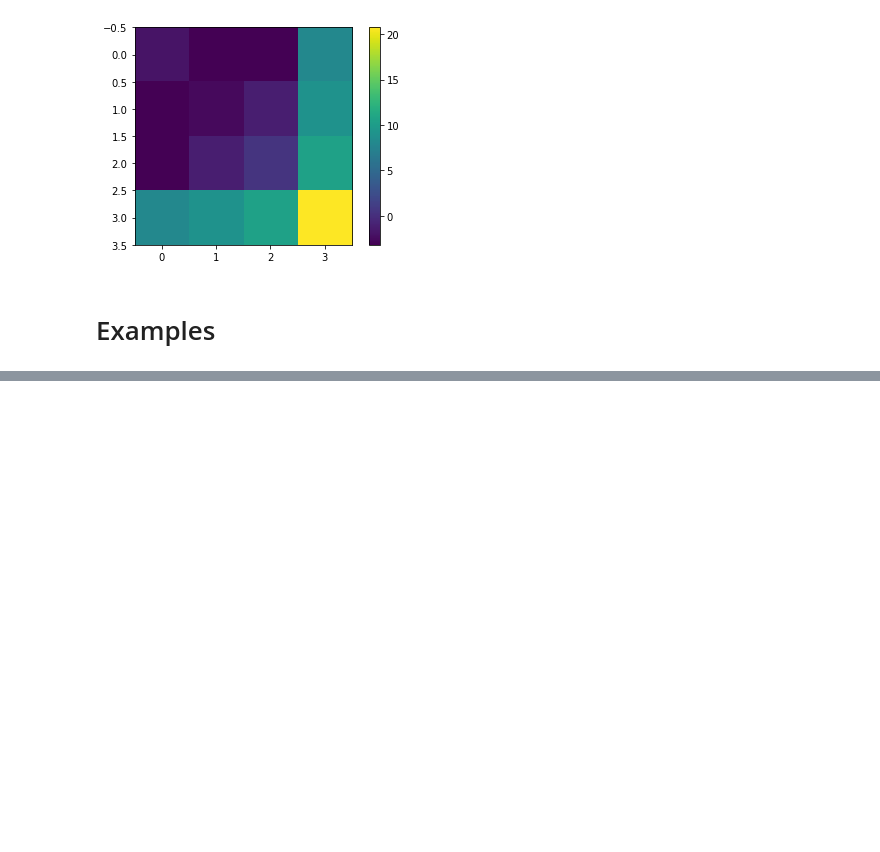
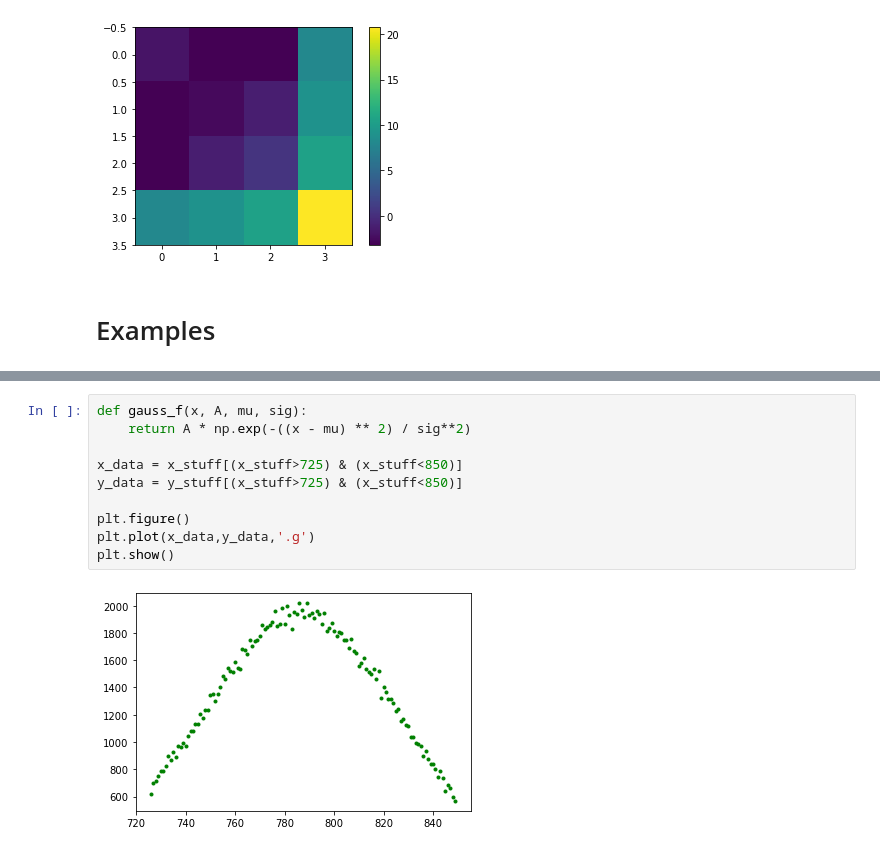
Before and after one commit to amirhdre/DSP-udemy, a Jupyter notebook: curvefit.ipynb, the cells around one changed output, grey strips where cells are left out. Saved outputs shown, nothing was run; the diff lists cells and outputs as text; blank space fills up the shorter version.

```diff
--- a/curvefit.ipynb
+++ b/curvefit.ipynb
@@ -133,0 +153,12 @@ plt.show()
+# %%
+def gauss_f(x, A, mu, sig):
+    return A * np.exp(-((x - mu) ** 2) / sig**2)
+
+x_data = x_stuff[(x_stuff>725) & (x_stuff<850)]
+y_data = y_stuff[(x_stuff>725) & (x_stuff<850)]
+
+plt.figure()
+plt.plot(x_data,y_data,'.g')
+plt.show()
+# %% [output]
+[figure, added]
```
Also changed, not shown: parts of 7 cells of this notebook.
